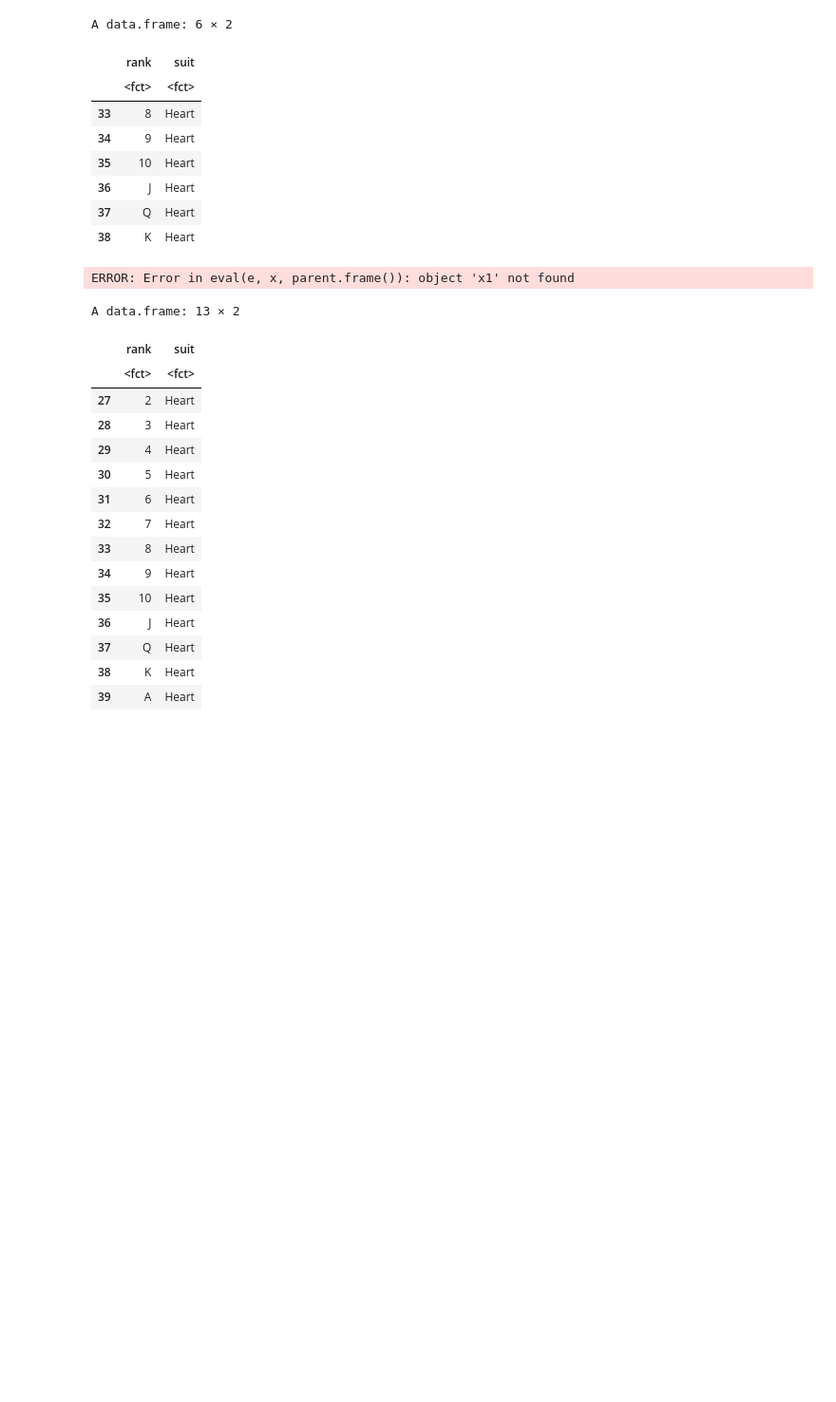
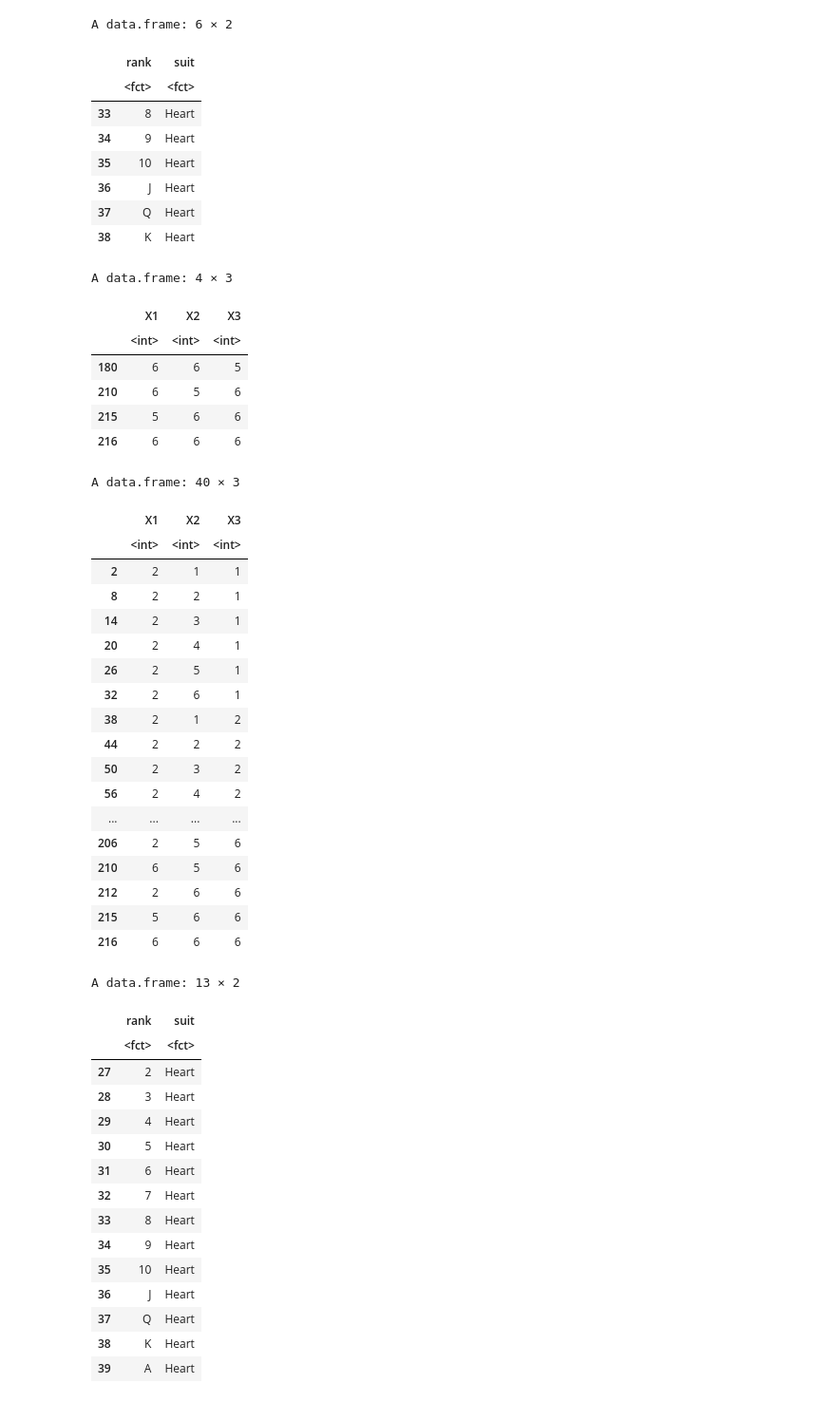
Before and after one commit to Praj-17/R-programming, a Jupyter notebook: Random experiments.ipynb, the cells around one changed output. Shown at 95% size. Cells and saved outputs as stored; diff of their text form; code cells hidden in the pictures; blank space fills up the shorter version.

```diff
--- a/Random experiments.ipynb
+++ b/Random experiments.ipynb
@@ -181,10 +211,35 @@ A data.frame: 6 × 2
 | 37 | Q | Heart |
 | 38 | K | Heart |
 # %%
-subset(rolldie(3), x1+x2+x3 > 16)
-subset(rolldie(3), x1+x2+x3 > 16 | x1== 2)
+subset(rolldie(3), X1+X2+X3 > 16)
+subset(rolldie(3), X1+X2+X3 > 16 | X1== 2)
 # %% [output]
-ERROR: Error in eval(e, x, parent.frame()): object 'x1' not found
+A data.frame: 4 × 3
+|  | X1 | X2 | X3 |
+|  | <int> | <int> | <int> |
+| 180 | 6 | 6 | 5 |
+| 210 | 6 | 5 | 6 |
+| 215 | 5 | 6 | 6 |
+| 216 | 6 | 6 | 6 |
+A data.frame: 40 × 3
+|  | X1 | X2 | X3 |
+|  | <int> | <int> | <int> |
+| 2 | 2 | 1 | 1 |
+| 8 | 2 | 2 | 1 |
+| 14 | 2 | 3 | 1 |
+| 20 | 2 | 4 | 1 |
+| 26 | 2 | 5 | 1 |
+| 32 | 2 | 6 | 1 |
+| 38 | 2 | 1 | 2 |
+| 44 | 2 | 2 | 2 |
+| 50 | 2 | 3 | 2 |
+| 56 | 2 | 4 | 2 |
+| ... | ... | ... | ... |
+| 206 | 2 | 5 | 6 |
+| 210 | 6 | 5 | 6 |
+| 212 | 2 | 6 | 6 |
+| 215 | 5 | 6 | 6 |
+| 216 | 6 | 6 | 6 |
 # %%
 s = cards()
 A = subset(s, suit == 'Heart')
```
Also changed, not shown: parts of 4 cells of this notebook.
